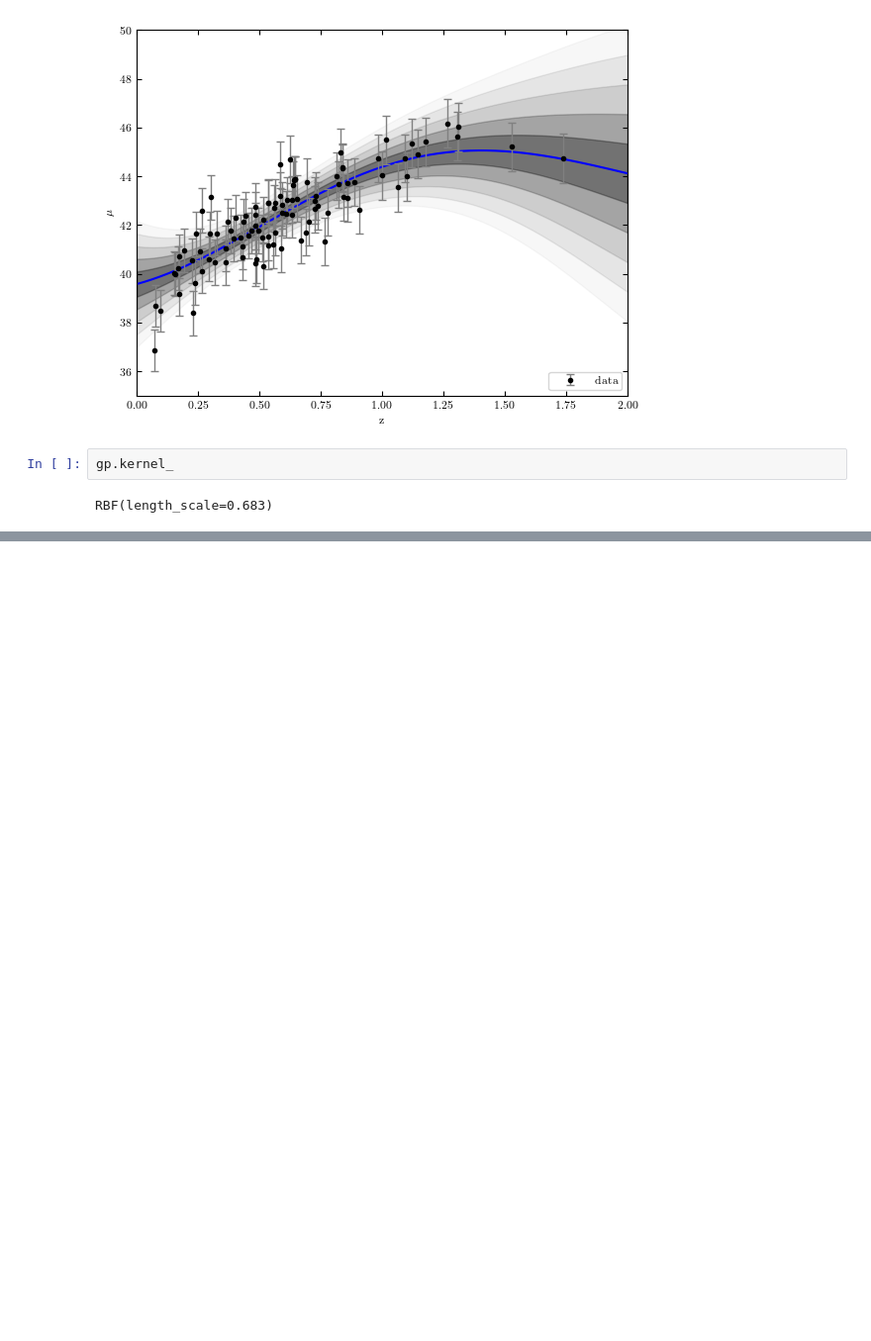
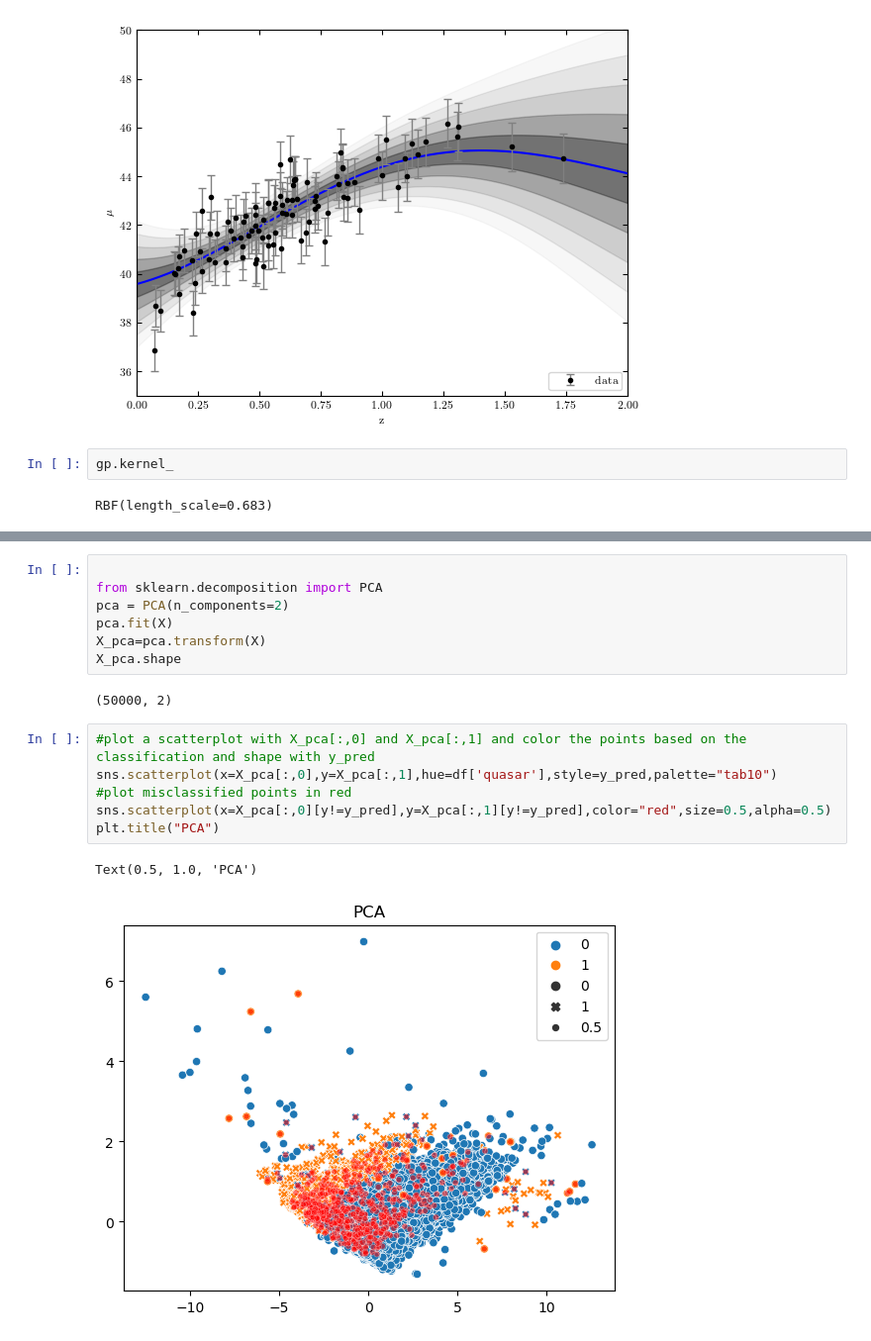
Before and after one commit to zavidos/astrostatistics_bicocca_2023, a Jupyter notebook: AstroStatsCoding.ipynb, the cells around one changed output, grey strips where cells are left out. Shown at 99% size. Saved outputs shown, nothing was run; the diff lists cells and outputs as text; blank space fills up the shorter version.

```diff
--- a/AstroStatsCoding.ipynb
+++ b/AstroStatsCoding.ipynb
@@ -946,0 +1087,18 @@ RBF(length_scale=0.683)
+# %%
+
+from sklearn.decomposition import PCA
+pca = PCA(n_components=2)
+pca.fit(X)
+X_pca=pca.transform(X)
+X_pca.shape
+# %% [output]
+(50000, 2)
+# %%
+#plot a scatterplot with X_pca[:,0] and X_pca[:,1] and color the points based on the classification and shape with y_pred
+sns.scatterplot(x=X_pca[:,0],y=X_pca[:,1],hue=df['quasar'],style=y_pred,palette="tab10")
+#plot misclassified points in red
+sns.scatterplot(x=X_pca[:,0][y!=y_pred],y=X_pca[:,1][y!=y_pred],color="red",size=0.5,alpha=0.5)
+plt.title("PCA")
+# %% [output]
+Text(0.5, 1.0, 'PCA')
+[figure, added]
```
Also changed, not shown: parts of 38 cells of this notebook.
